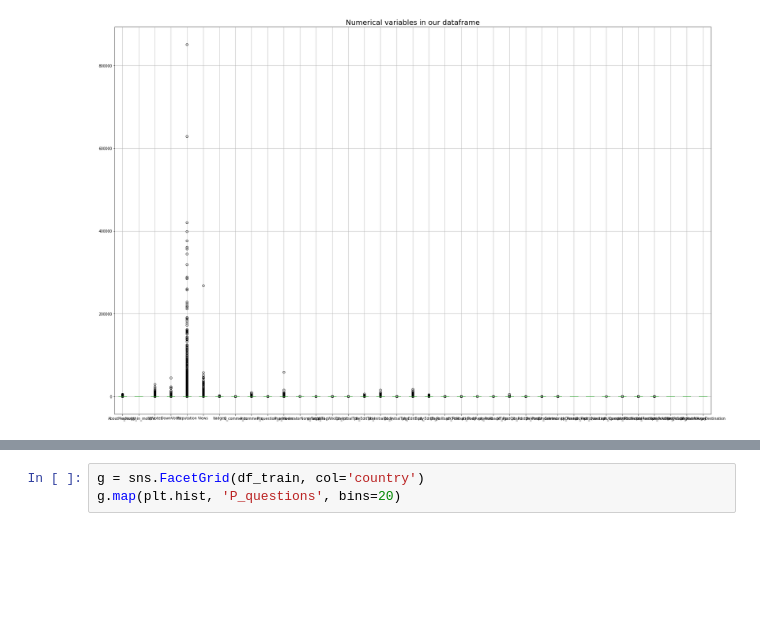
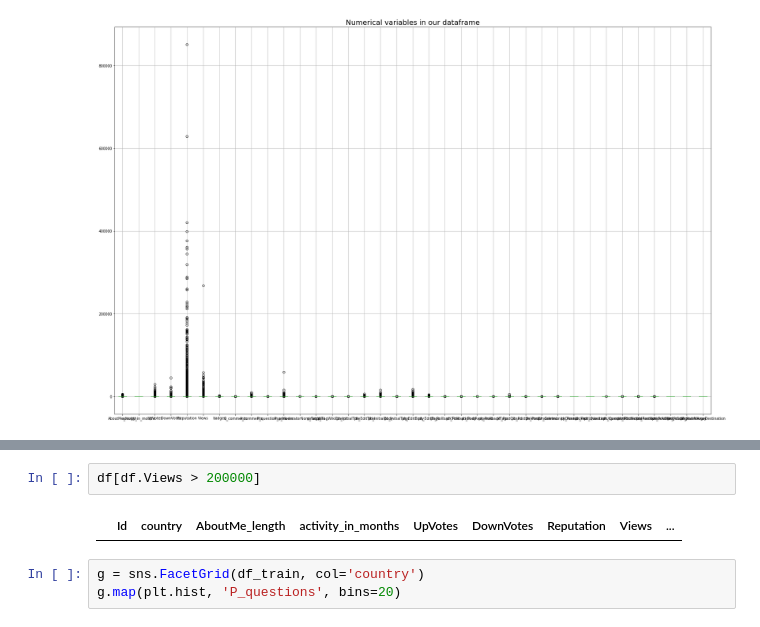
Before and after one commit to zolduoarrati/repos, a Jupyter notebook: Python/Jupyter/ML/New_Solution.ipynb, the cells around one changed output, grey strips where cells are left out. Cells and saved outputs as stored; diff of their text form; blank space fills up the shorter version.

```diff
--- a/Python/Jupyter/ML/New_Solution.ipynb
+++ b/Python/Jupyter/ML/New_Solution.ipynb
@@ -177,3 +178,7 @@ df[df.DownVotes > 40000];
+# %%
+df[df.Views > 200000]
+# %% [output]
+|  | Id | country | AboutMe_length | activity_in_months | UpVotes | DownVotes | Reputation | Views | ... |
 # %%
 g = sns.FacetGrid(df_train, col='country')
 g.map(plt.hist, 'P_questions', bins=20)
```
Also changed, not shown: parts of 2 cells of this notebook.
